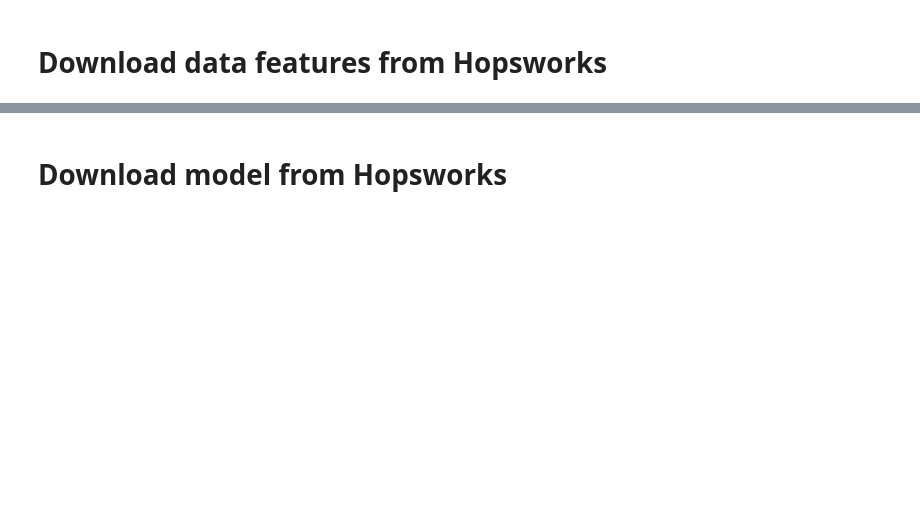
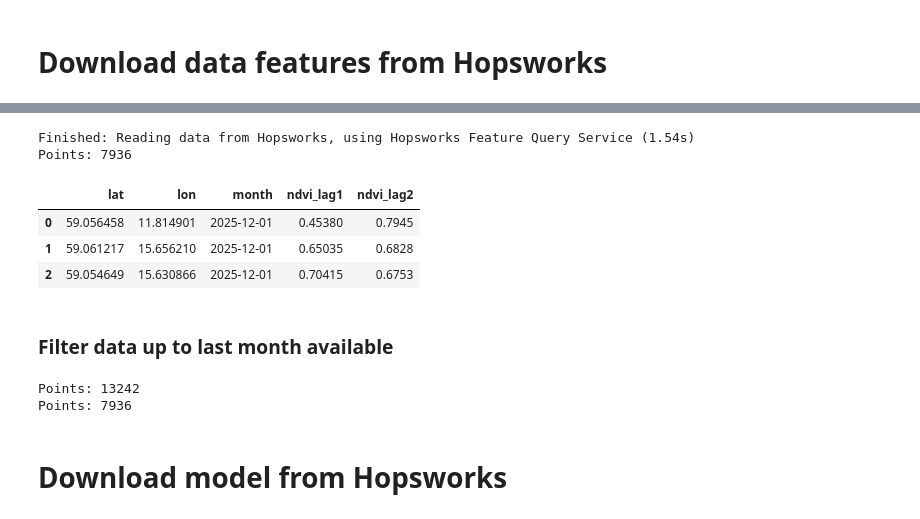
Before and after one commit to jpruzcuen/scalable_ml, a Jupyter notebook: notebooks/inference_pipeline.ipynb, the cells around one changed output, grey strips where cells are left out. Cells and saved outputs as stored; diff of their text form; code cells hidden in the pictures; blank space fills up the shorter version.

```diff
--- a/notebooks/inference_pipeline.ipynb
+++ b/notebooks/inference_pipeline.ipynb
@@ -110,3 +59,31 @@ Error:
+# %%
+batch_ndvi = ndvi_fg.filter(
+    ndvi_fg.month >= last_month
+).read()
+
+batch_ndvi.month = pd.to_datetime(batch_ndvi.month.dt.date)
+print(f"Points: {len(batch_ndvi)}")
+batch_ndvi.head(3)
+# %% [output]
+Finished: Reading data from Hopsworks, using Hopsworks Feature Query Service (1.54s)
+Points: 7936
+|  | lat | lon | month | ndvi_lag1 | ndvi_lag2 |
+| 0 | 59.056458 | 11.814901 | 2025-12-01 | 0.45380 | 0.7945 |
+| 1 | 59.061217 | 15.656210 | 2025-12-01 | 0.65035 | 0.6828 |
+| 2 | 59.054649 | 15.630866 | 2025-12-01 | 0.70415 | 0.6753 |
+# %% [markdown]
+### Filter data up to last month available
+# %%
+batch_weather = batch_weather[batch_weather.month == batch_weather.month.max()]
+print(f"Points: {len(batch_weather)}")
+
+batch_ndvi = batch_ndvi[batch_ndvi.month == batch_ndvi.month.max()]
+print(f"Points: {len(batch_ndvi)}")
+
+assert batch_weather.month[0] == batch_ndvi.month[0], "Month mismatch "
+# %% [output]
+Points: 13242
+Points: 7936
 # %% [markdown]
 # Download model from Hopsworks
 # %%
```
Also changed, not shown: parts of 22 cells of this notebook, 11 other files.
